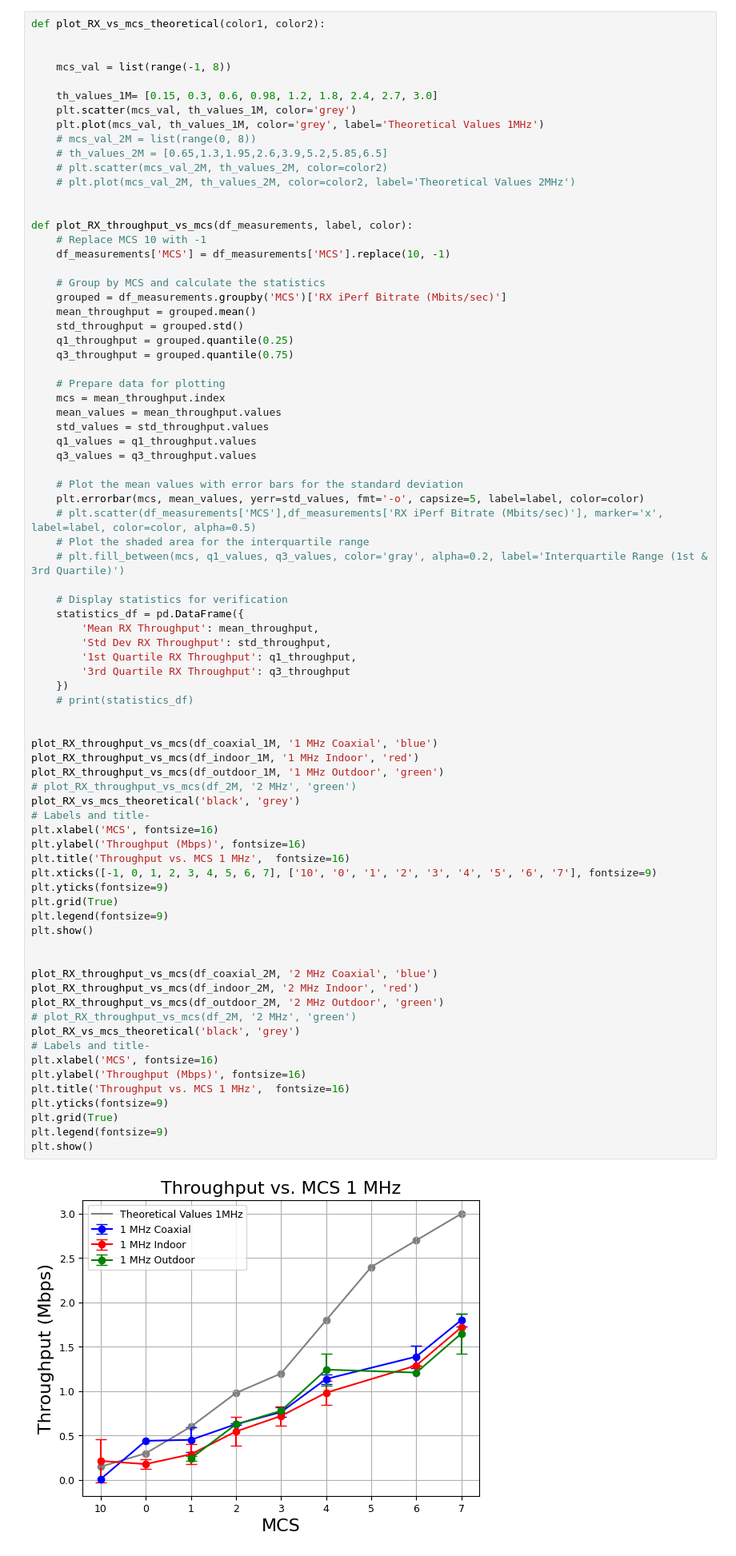
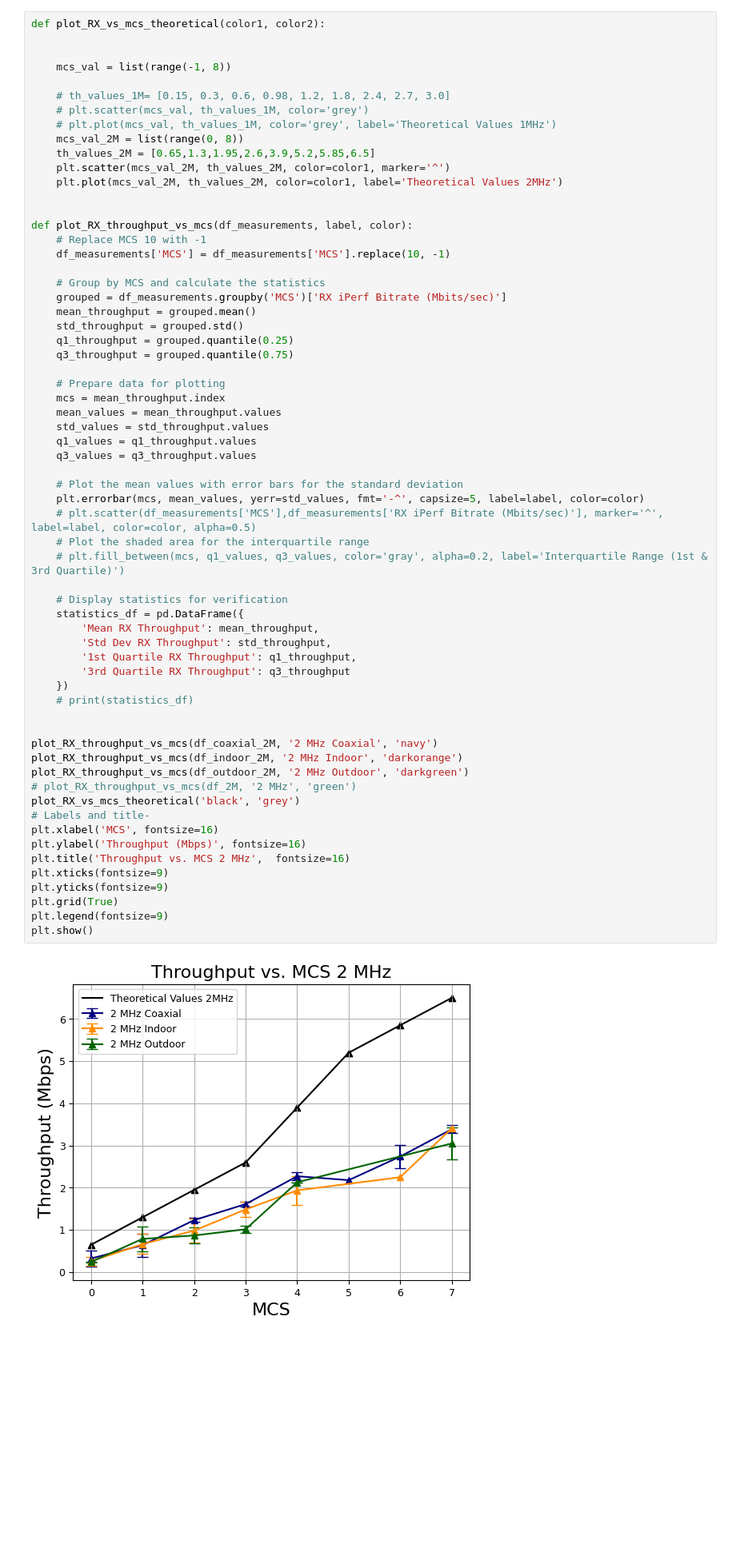
Before and after one commit to A-Raffoul/WiFi_HaLow, a Jupyter notebook: graph.ipynb, the cells around one changed output. Shown at 80% size. Saved outputs shown, nothing was run; the diff lists cells and outputs as text; blank space fills up the shorter version.

```diff
--- a/graph.ipynb
+++ b/graph.ipynb
@@ -381,13 +515,13 @@ def plot_RX_vs_mcs_theoretical(color1, color2):
 
     mcs_val = list(range(-1, 8))
 
-    th_values_1M= [0.15, 0.3, 0.6, 0.98, 1.2, 1.8, 2.4, 2.7, 3.0]
-    plt.scatter(mcs_val, th_values_1M, color='grey')
-    plt.plot(mcs_val, th_values_1M, color='grey', label='Theoretical Values 1MHz')
-    # mcs_val_2M = list(range(0, 8))
-    # th_values_2M = [0.65,1.3,1.95,2.6,3.9,5.2,5.85,6.5]
-    # plt.scatter(mcs_val_2M, th_values_2M, color=color2)
-    # plt.plot(mcs_val_2M, th_values_2M, color=color2, label='Theoretical Values 2MHz')
+    # th_values_1M= [0.15, 0.3, 0.6, 0.98, 1.2, 1.8, 2.4, 2.7, 3.0]
+    # plt.scatter(mcs_val, th_values_1M, color='grey')
+    # plt.plot(mcs_val, th_values_1M, color='grey', label='Theoretical Values 1MHz')
+    mcs_val_2M = list(range(0, 8))
+    th_values_2M = [0.65,1.3,1.95,2.6,3.9,5.2,5.85,6.5]
+    plt.scatter(mcs_val_2M, th_values_2M, color=color1, marker='^')
+    plt.plot(mcs_val_2M, th_values_2M, color=color1, label='Theoretical Values 2MHz')
 
 
 def plot_RX_throughput_vs_mcs(df_measurements, label, color):
@@ -405,53 +539,38 @@ def plot_RX_throughput_vs_mcs(df_measurements, label, color):
     mcs = mean_throughput.index
     mean_values = mean_throughput.values
     std_values = std_throughput.values
     q1_values = q1_throughput.values
     q3_values = q3_throughput.values
 
     # Plot the mean values with error bars for the standard deviation
-    plt.errorbar(mcs, mean_values, yerr=std_values, fmt='-o', capsize=5, label=label, color=color)
-    # plt.scatter(df_measurements['MCS'],df_measurements['RX iPerf Bitrate (Mbits/sec)'], marker='x', label=label, color=color, alpha=0.5)
+    plt.errorbar(mcs, mean_values, yerr=std_values, fmt='-^', capsize=5, label=label, color=color)
+    # plt.scatter(df_measurements['MCS'],df_measurements['RX iPerf Bitrate (Mbits/sec)'], marker='^', label=label, color=color, alpha=0.5)
     # Plot the shaded area for the interquartile range
     # plt.fill_between(mcs, q1_values, q3_values, color='gray', alpha=0.2, label='Interquartile Range (1st & 3rd Quartile)')
 
     # Display statistics for verification
     statistics_df = pd.DataFrame({
         'Mean RX Throughput': mean_throughput,
         'Std Dev RX Throughput': std_throughput,
         '1st Quartile RX Throughput': q1_throughput,
         '3rd Quartile RX Throughput': q3_throughput
     })
     # print(statistics_df)
 
 
-plot_RX_throughput_vs_mcs(df_coaxial_1M, '1 MHz Coaxial', 'blue')
-plot_RX_throughput_vs_mcs(df_indoor_1M, '1 MHz Indoor', 'red')
-plot_RX_throughput_vs_mcs(df_outdoor_1M, '1 MHz Outdoor', 'green')
+plot_RX_throughput_vs_mcs(df_coaxial_2M, '2 MHz Coaxial', 'navy')
+plot_RX_throughput_vs_mcs(df_indoor_2M, '2 MHz Indoor', 'darkorange')
+plot_RX_throughput_vs_mcs(df_outdoor_2M, '2 MHz Outdoor', 'darkgreen')
 # plot_RX_throughput_vs_mcs(df_2M, '2 MHz', 'green')
 plot_RX_vs_mcs_theoretical('black', 'grey')
 # Labels and title-
 plt.xlabel('MCS', fontsize=16)
 plt.ylabel('Throughput (Mbps)', fontsize=16)
-plt.title('Throughput vs. MCS 1 MHz',  fontsize=16)
-plt.xticks([-1, 0, 1, 2, 3, 4, 5, 6, 7], ['10', '0', '1', '2', '3', '4', '5', '6', '7'], fontsize=9)
+plt.title('Throughput vs. MCS 2 MHz',  fontsize=16)
+plt.xticks(fontsize=9)
 plt.yticks(fontsize=9)
 plt.grid(True)
 plt.legend(fontsize=9)
 plt.show()
-
-
-plot_RX_throughput_vs_mcs(df_coaxial_2M, '2 MHz Coaxial', 'blue')
-plot_RX_throughput_vs_mcs(df_indoor_2M, '2 MHz Indoor', 'red')
-plot_RX_throughput_vs_mcs(df_outdoor_2M, '2 MHz Outdoor', 'green')
-# plot_RX_throughput_vs_mcs(df_2M, '2 MHz', 'green')
-plot_RX_vs_mcs_theoretical('black', 'grey')
-# Labels and title-
-plt.xlabel('MCS', fontsize=16)
-plt.ylabel('Throughput (Mbps)', fontsize=16)
-plt.title('Throughput vs. MCS 1 MHz',  fontsize=16)
-plt.yticks(fontsize=9)
-plt.grid(True)
-plt.legend(fontsize=9)
-plt.show()
 # %% [output]
-[figure, old version]
+[figure, new version]
```
Also changed, not shown: parts of 22 cells of this notebook, 50 other files.
